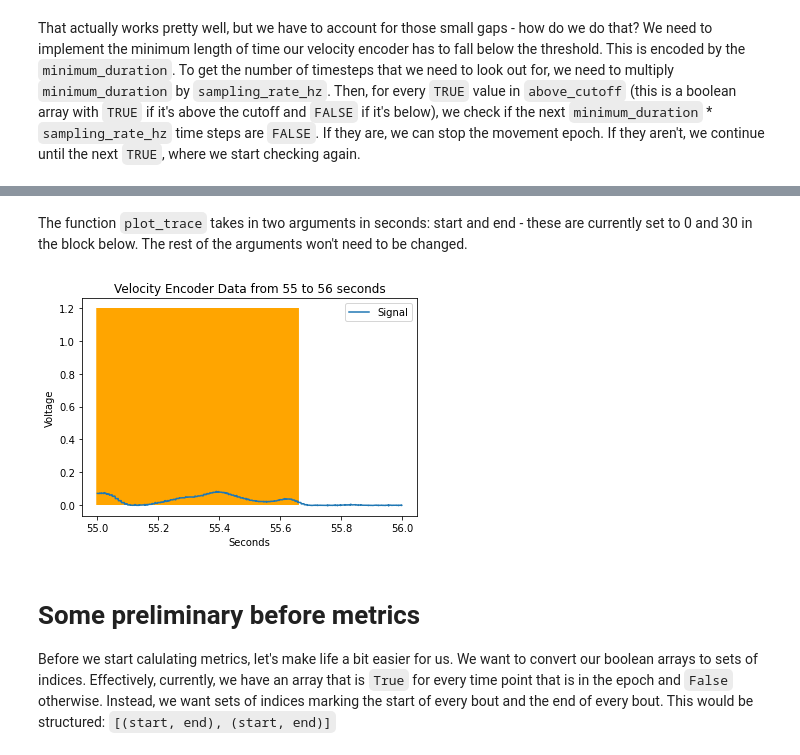
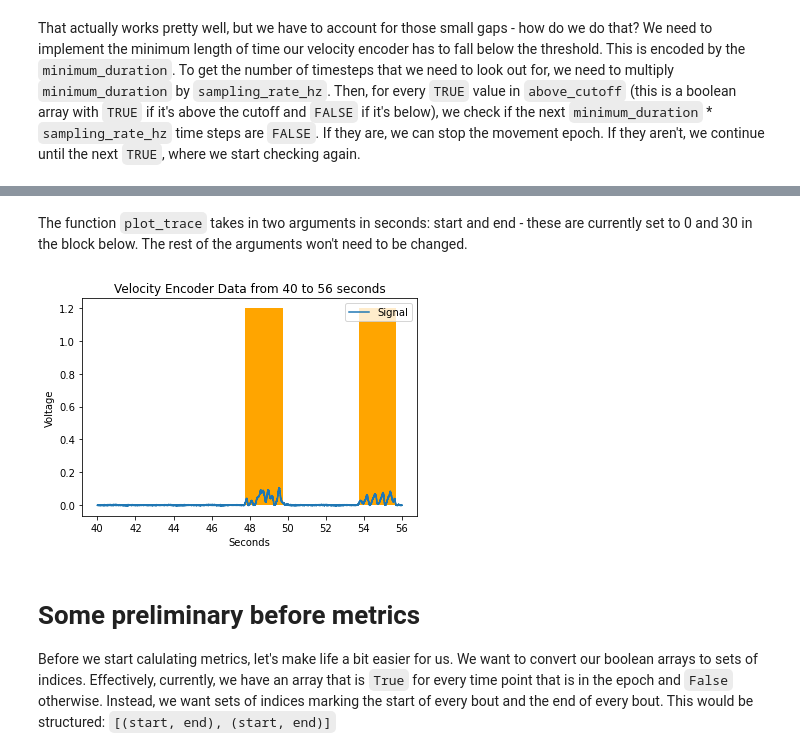
Before and after one commit to BevanLab/treadmill_analysis, a Jupyter notebook: Velocity Epochs Treadmill.ipynb, the cells around one changed output, grey strips where cells are left out. Saved outputs shown, nothing was run; the diff lists cells and outputs as text; code cells hidden in the pictures.

```diff
--- a/Velocity Epochs Treadmill.ipynb
+++ b/Velocity Epochs Treadmill.ipynb
@@ -41,6 +41,6 @@ Our modifiable parameters are below. These are `voltage_cutoff`, which is the mi
 # %%
 voltage_cutoff = .02
-minumum_duration = 5
+minumum_duration = 1
 ts_step = 0.001 # Time step in seconds
 sampling_rate_hz = int(1/ts_step)
 sampling_rate_hz
@@ -174,13 +167,13 @@ def plot_trace(start, end, sampling_rate_hz, above_cutoff, sweepY, save_name = '
         plt.savefig(save_name)
 
     plt.show()
-# %% [markdown]
-The function `plot_trace` takes in two arguments in seconds: start and end - these are currently set to 0 and 30 in the block below. The rest of the arguments won't need to be changed.
+# %% [markdown]
+The function `plot_trace` takes in two arguments in seconds: start and end - these are currently set to 0 and 30 in the block below. The rest of the arguments won't need to be changed.
 # %%
 %matplotlib inline
-plot_trace(55, 56, sampling_rate_hz, above_cutoff, sweepY, save_name = '')
+plot_trace(40, 56, sampling_rate_hz, above_cutoff, sweepY, save_name = '')
 # %% [output]
-[figure, old version]
+[figure, new version]
 # %%
 above_cutoff[0*sampling_rate_hz:30*sampling_rate_hz].shape
 # %% [markdown]
```
Also changed, not shown: parts of 54 cells of this notebook, 2 other files.
